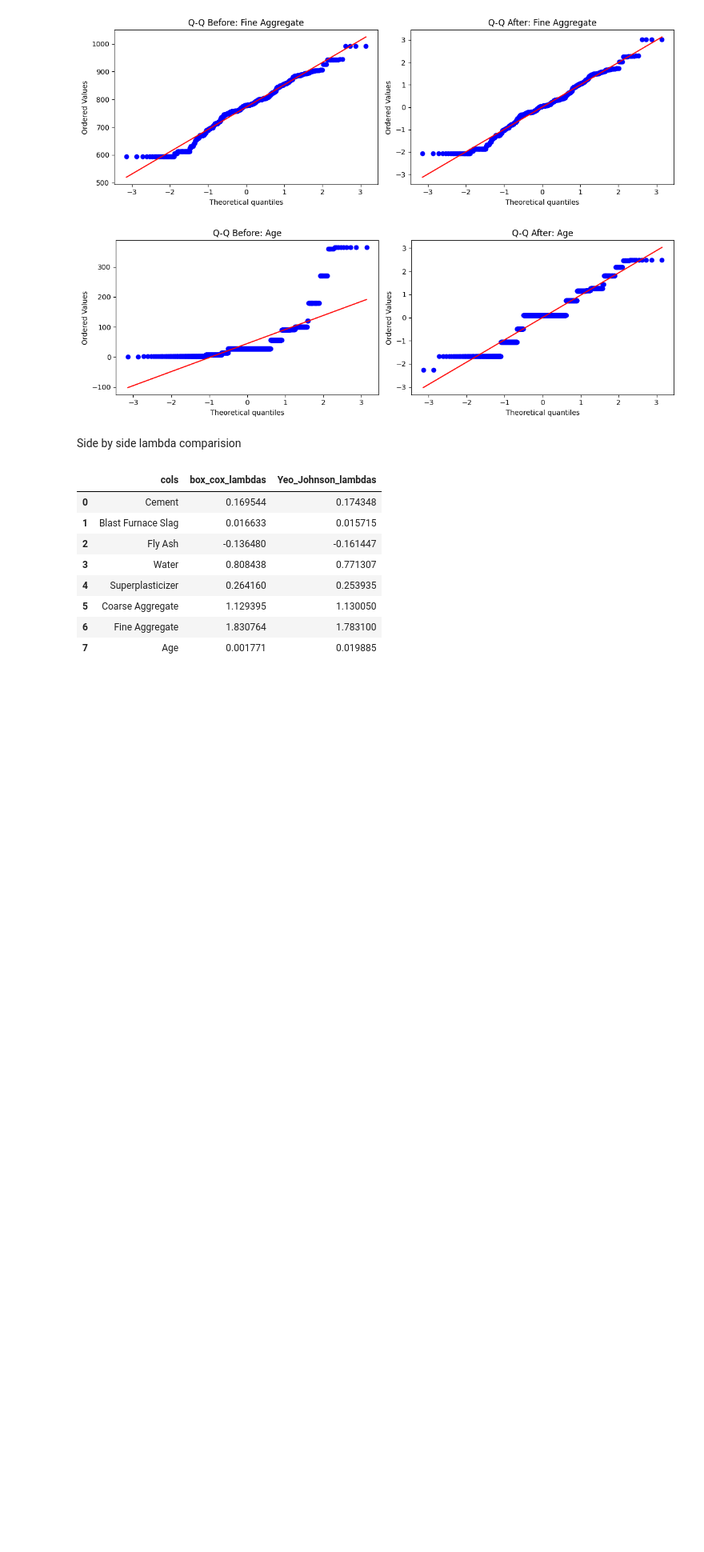
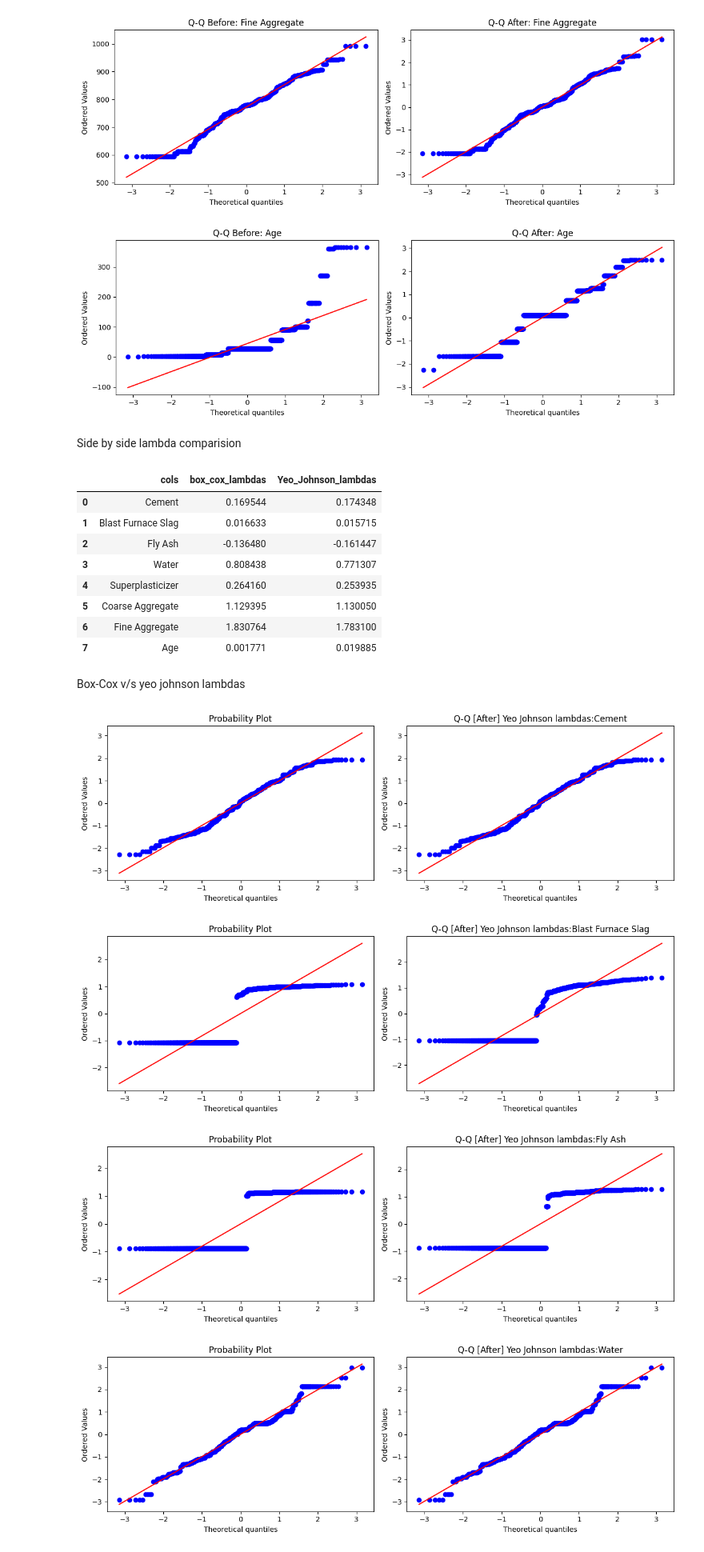
Before and after one commit to Ritusikarwar/ML_Practice, a Jupyter notebook: box-cox.ipynb, the cells around one changed output. Shown at 80% size. Drawn from its saved outputs; the diff is of its cells as text; code cells hidden in the pictures; blank space fills up the shorter version.

```diff
--- a/box-cox.ipynb
+++ b/box-cox.ipynb
@@ -231,3 +231,22 @@ pd.DataFrame({'cols':x_train.columns,'box_cox_lambdas':pt.lambdas_,'Yeo_Johnson_
 | 5 | Coarse Aggregate | 1.129395 | 1.130050 |
 | 6 | Fine Aggregate | 1.830764 | 1.783100 |
 | 7 | Age | 0.001771 | 0.019885 |
+# %% [markdown]
+Box-Cox v/s yeo johnson lambdas
+# %%
+for col in x_train.columns:
+    fig,axes=plt.subplots(1,2,figsize=(12,4))
+
+    stats.probplot(x_train_transformed[col],dist='norm',plot=axes[0])
+    axes[1].set_title(f"Q-Q [After] Box-cox:{col}")   #After Q-Q point graph of box-cox
+
+    stats.probplot(x_train_transformed2[col],dist='norm',plot=axes[1])
+    axes[1].set_title(f'Q-Q [After] Yeo Johnson lambdas:{col}') #After Q-Q point graph of yeo johnson lambdas
+
+    plt.tight_layout()
+    plt.show()
+# %% [output]
+[figure, added]
+[figure, added]
+[figure, added]
+[figure, added]
```
Also changed, not shown: parts of 2 cells of this notebook.
